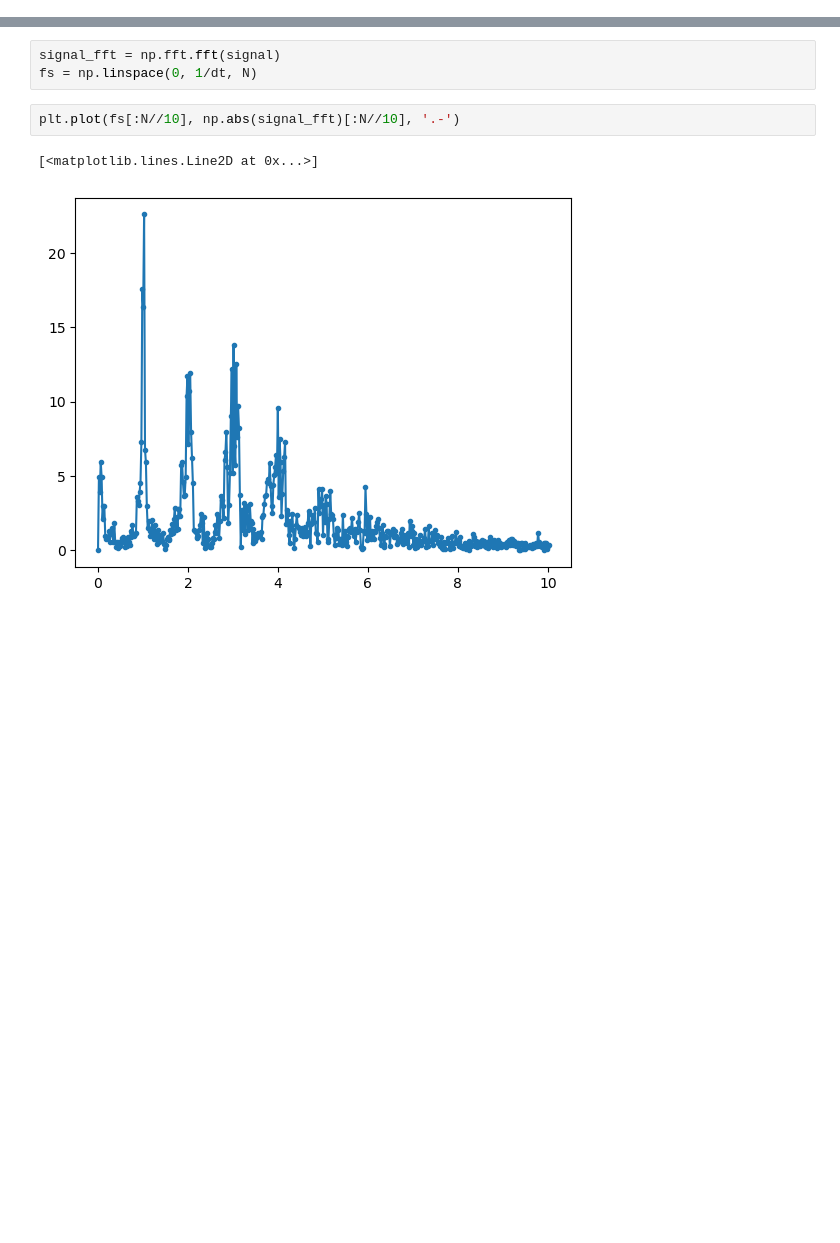
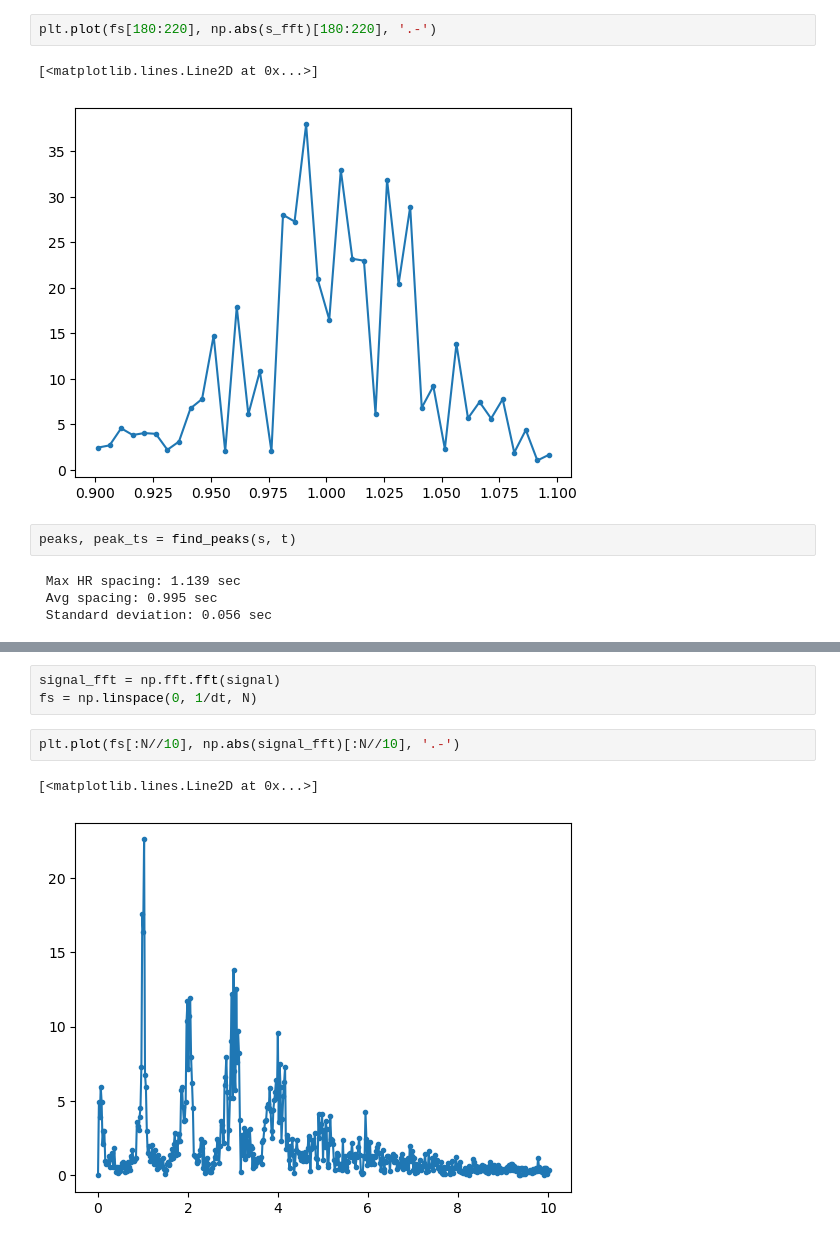
Before and after one commit to saykind/ee292s, a Jupyter notebook: project3/analysis.ipynb, the cells around one changed output, grey strips where cells are left out. Drawn from its saved outputs; the diff is of its cells as text; blank space fills up the shorter version.

```diff
--- a/project3/analysis.ipynb
+++ b/project3/analysis.ipynb
@@ -22,0 +72,11 @@ plt.plot(t[500:1000], signal[500:1000], '.-')
+# %%
+plt.plot(fs[180:220], np.abs(s_fft)[180:220], '.-')
+# %% [output]
+[<matplotlib.lines.Line2D at 0x...>]
+[figure, added]
+# %%
+peaks, peak_ts = find_peaks(s, t)
+# %% [output]
+ Max HR spacing: 1.139 sec
+ Avg spacing: 0.995 sec
+ Standard deviation: 0.056 sec
```
Also changed, not shown: parts of 18 cells of this notebook, 12 other files.
